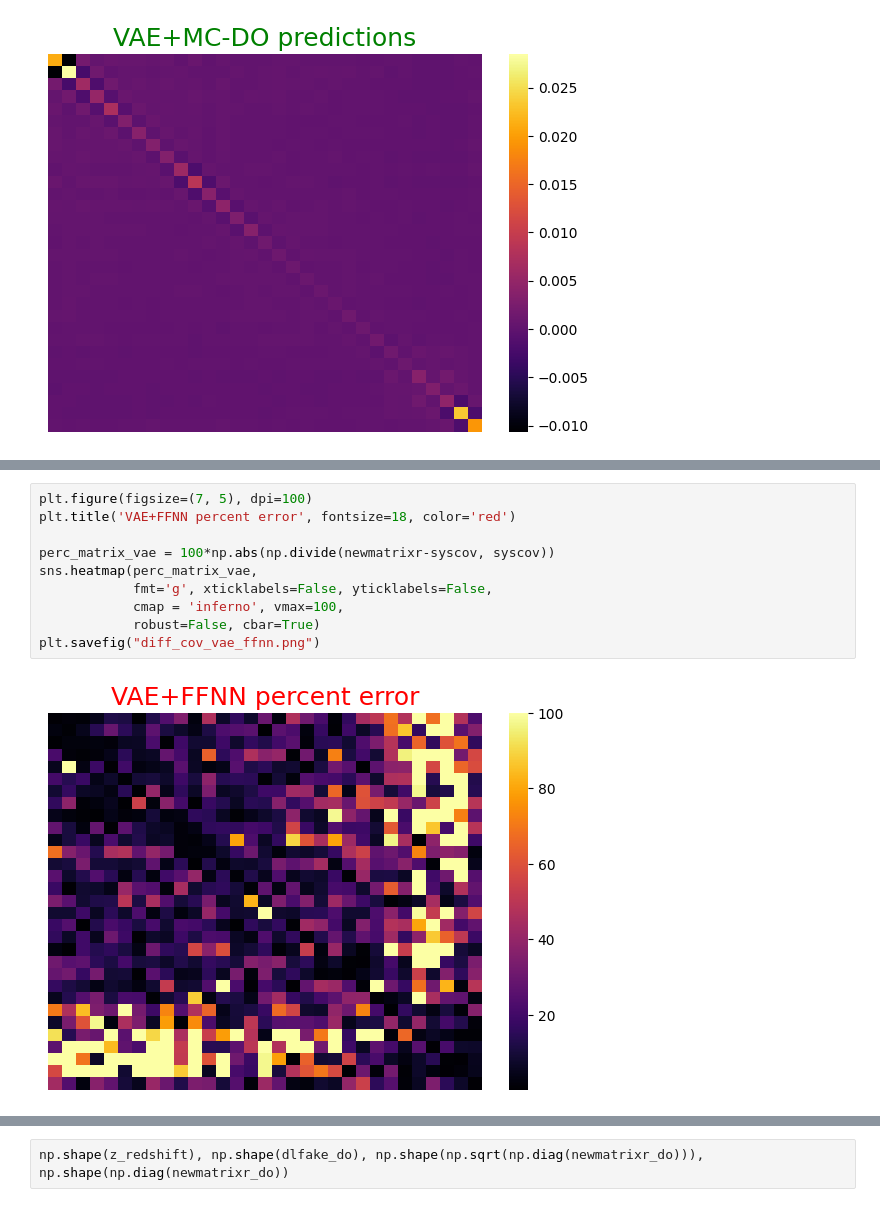
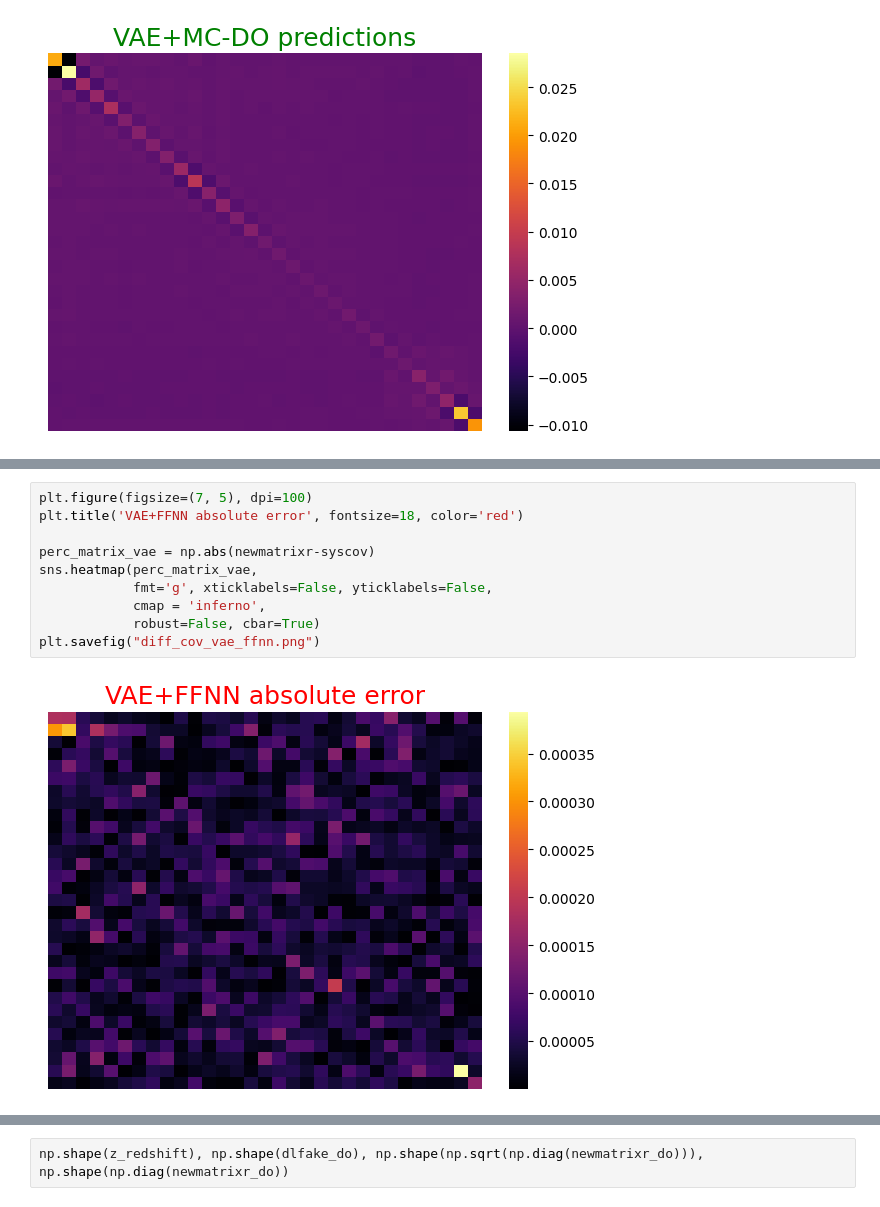
Before and after one commit to igomezv/crann, a Jupyter notebook: arxiv_notebooks/loadANNjla-review_plots.ipynb, the cells around one changed output, grey strips where cells are left out. Cells and saved outputs as stored; diff of their text form.

```diff
--- a/arxiv_notebooks/loadANNjla-review_plots.ipynb
+++ b/arxiv_notebooks/loadANNjla-review_plots.ipynb
@@ -460,15 +460,15 @@ p100, p50, p20, p10, p10low
 # %%
 plt.figure(figsize=(7, 5), dpi=100)
-plt.title('VAE+FFNN percent error', fontsize=18, color='red')
+plt.title('VAE+FFNN absolute error', fontsize=18, color='red')
 
-perc_matrix_vae = 100*np.abs(np.divide(newmatrixr-syscov, syscov))
+perc_matrix_vae = np.abs(newmatrixr-syscov)
 sns.heatmap(perc_matrix_vae,
             fmt='g', xticklabels=False, yticklabels=False,
-            cmap = 'inferno', vmax=100,
+            cmap = 'inferno',
             robust=False, cbar=True)
 plt.savefig("diff_cov_vae_ffnn.png")
 # %% [output]
-[figure, old version]
+[figure, new version]
 # %%
 p100 = (perc_matrix_vae>=100).sum()
 p50 = (perc_matrix_vae>=50).sum()
```
Also changed, not shown: parts of 16 cells of this notebook.
